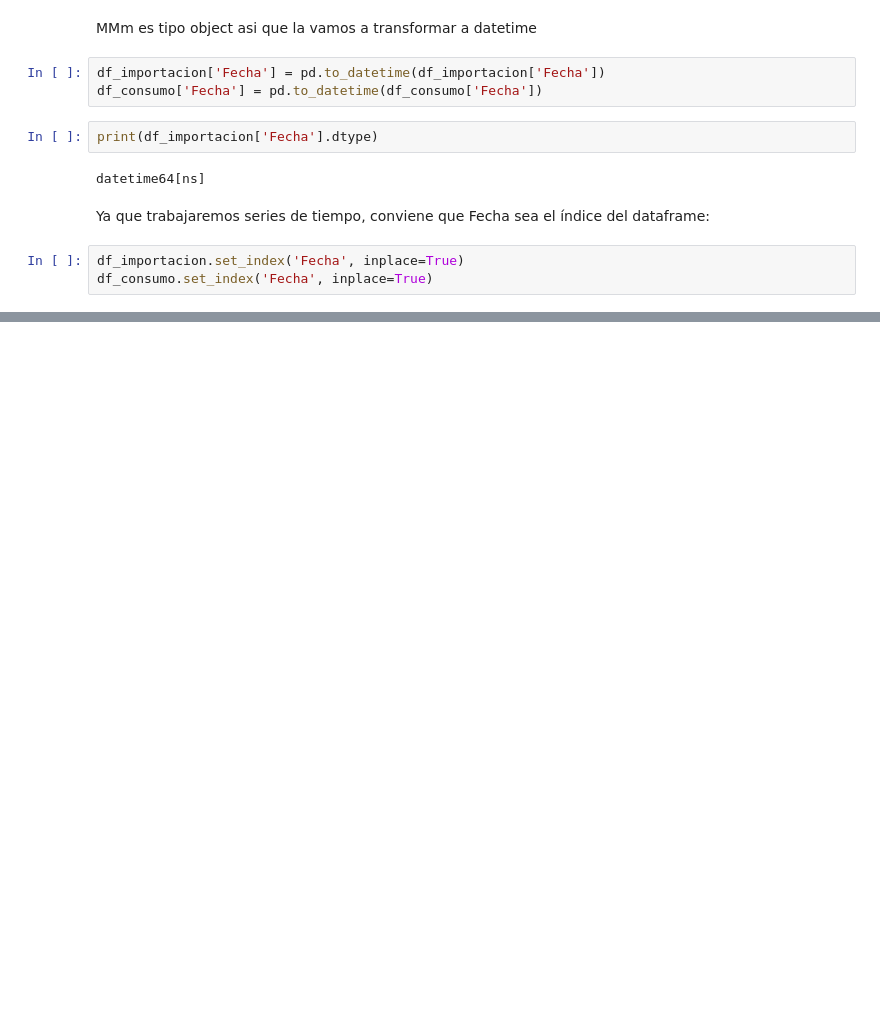
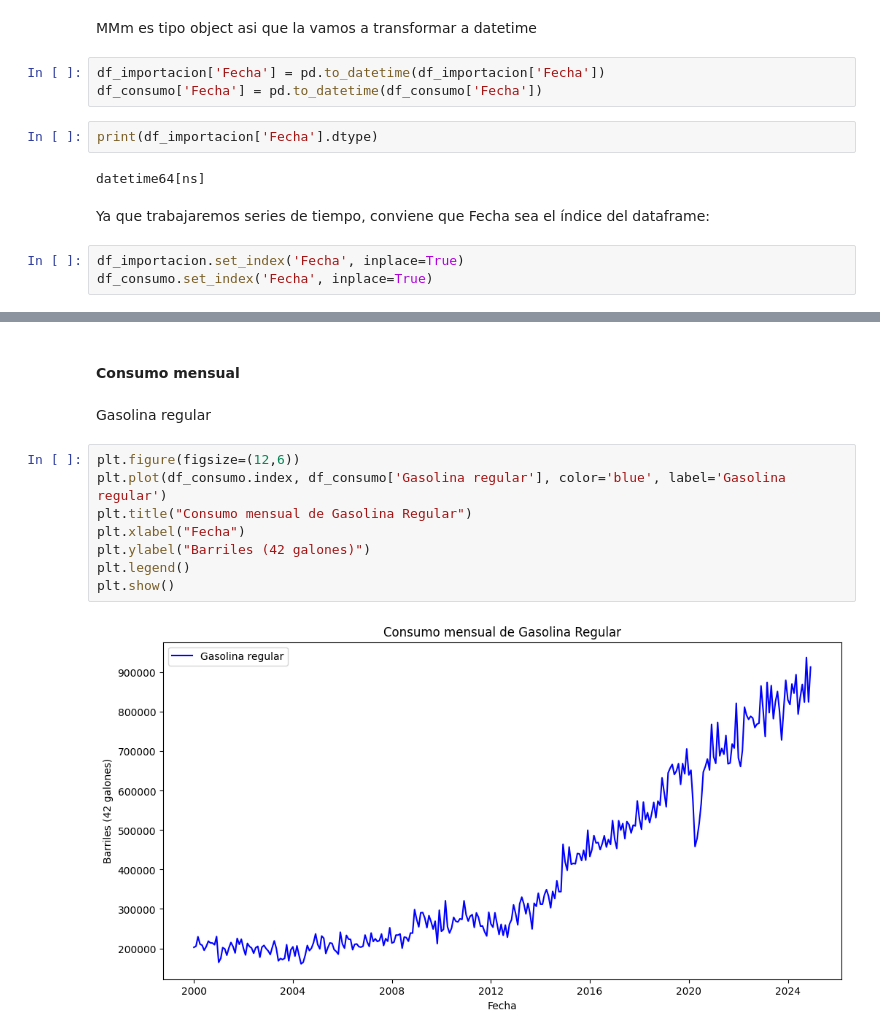
Before and after one commit to DiegoLinares11/Lab1-Data-Science, a Jupyter notebook: analisis.ipynb, the cells around one changed output, grey strips where cells are left out. Saved outputs shown, nothing was run; the diff lists cells and outputs as text; blank space fills up the shorter version.

```diff
--- a/analisis.ipynb
+++ b/analisis.ipynb
@@ -56,0 +117,14 @@ df_consumo.set_index('Fecha', inplace=True)
+# %% [markdown]
+#### Consumo mensual
+# %% [markdown]
+Gasolina regular
+# %%
+plt.figure(figsize=(12,6))
+plt.plot(df_consumo.index, df_consumo['Gasolina regular'], color='blue', label='Gasolina regular')
+plt.title("Consumo mensual de Gasolina Regular")
+plt.xlabel("Fecha")
+plt.ylabel("Barriles (42 galones)")
+plt.legend()
+plt.show()
+# %% [output]
+[figure, added]
```
Also changed, not shown: parts of 13 cells of this notebook.
